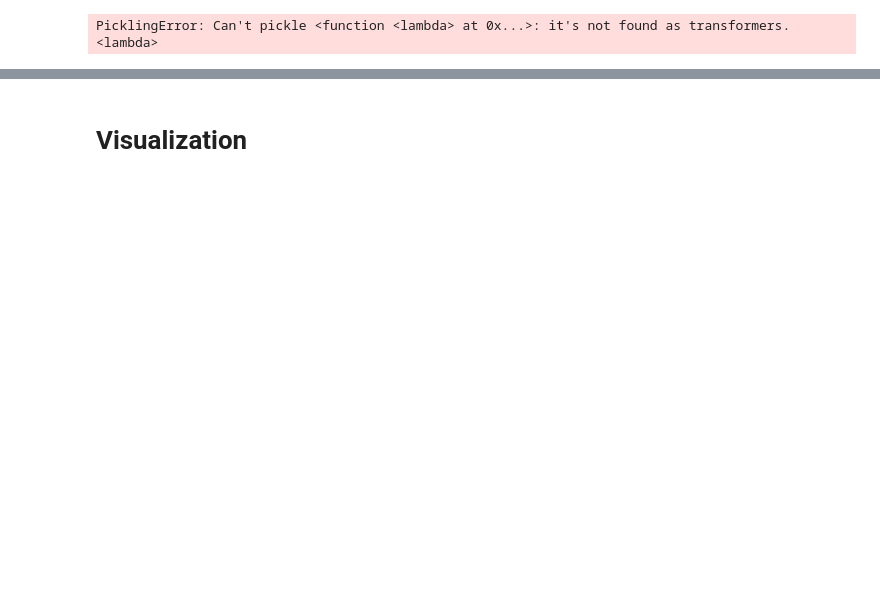
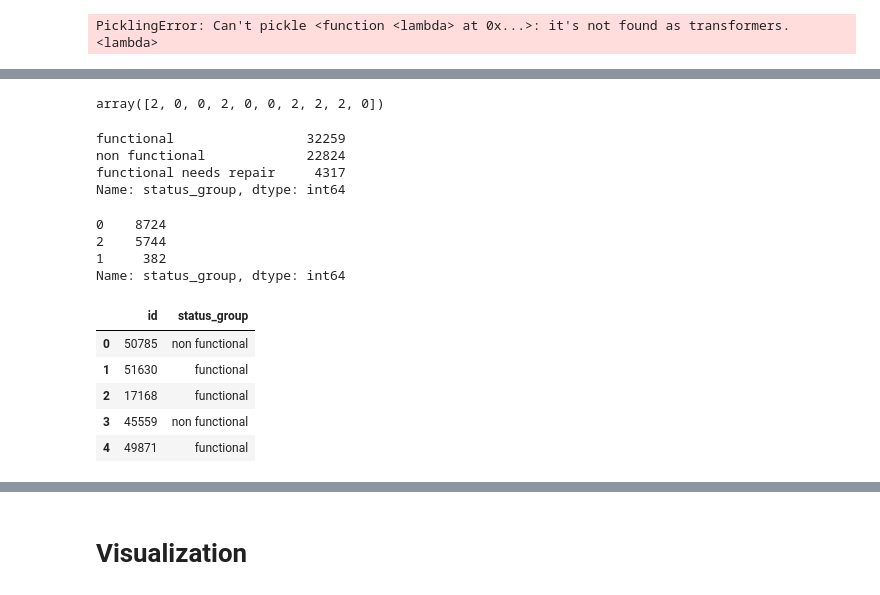
Before and after one commit to vlandeau/pump-it-up, a Jupyter notebook: explo.ipynb, the cells around one changed output, grey strips where cells are left out. Saved outputs shown, nothing was run; the diff lists cells and outputs as text; code cells hidden in the pictures; blank space fills up the shorter version.

```diff
--- a/explo.ipynb
+++ b/explo.ipynb
@@ -258,0 +262,2 @@ dep_df = pd.read_csv("target.csv")
+# %%
+test_set = preprocessing_pipeline.transform(df_test_set)
@@ -258,0 +310,33 @@ dep_df = pd.read_csv("target.csv")
+# %%
+y_test_set_pred = sl.predict(test_set)
+# %%
+y_test_set_pred.
+# %% [output]
+array([2, 0, 0, 2, 0, 0, 2, 2, 2, 0])
+# %%
+dep_df.status_group.value_counts()
+# %% [output]
+functional                 32259
+non functional             22824
+functional needs repair     4317
+Name: status_group, dtype: int64
+# %%
+y_res.status_group.value_counts()
+# %% [output]
+0    8724
+2    5744
+1     382
+Name: status_group, dtype: int64
+# %%
+y_res = pd.DataFrame({"id": df_test_set.index, "status_group": y_test_set_pred})
+# %%
+y_res["status_group"].replace({0: "functional", 2: "non functional", 1: "functional needs repair"}, inplace=True)
+# %%
+y_res.head()
+# %% [output]
+|  | id | status_group |
+| 0 | 50785 | non functional |
+| 1 | 51630 | functional |
+| 2 | 17168 | functional |
+| 3 | 45559 | non functional |
+| 4 | 49871 | functional |
```
Also changed, not shown: parts of 67 cells of this notebook, 4 other files.
